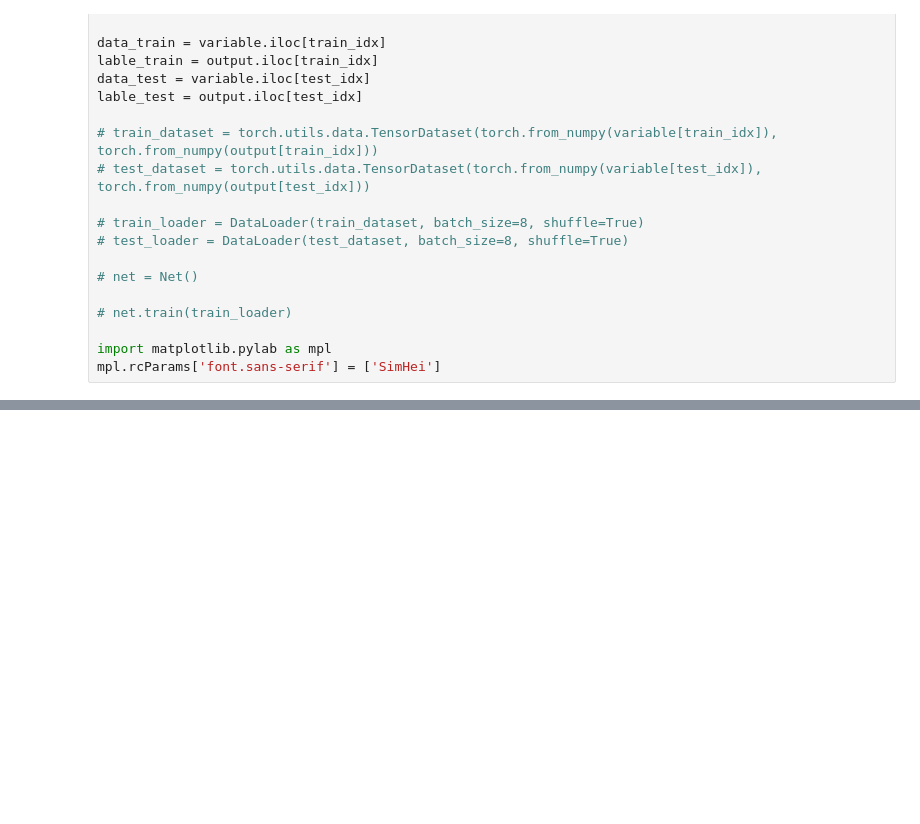
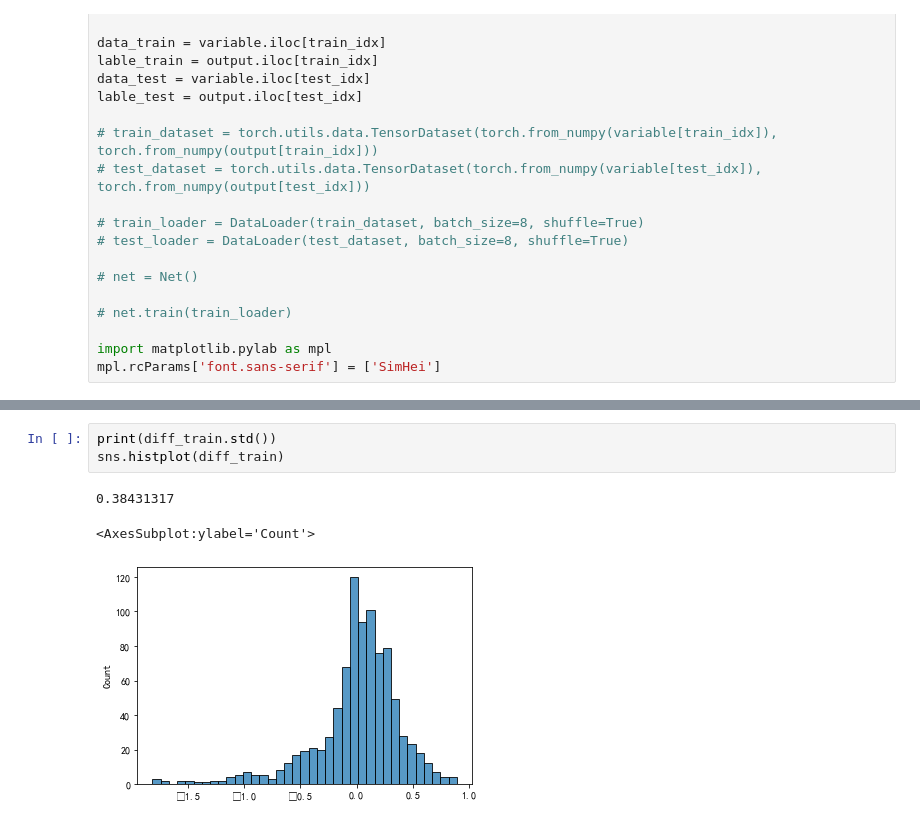
Before and after one commit to panjd123/AILAW, a Jupyter notebook: ana.ipynb, the cells around one changed output, grey strips where cells are left out. Saved outputs shown, nothing was run; the diff lists cells and outputs as text; blank space fills up the shorter version.

```diff
--- a/ana.ipynb
+++ b/ana.ipynb
@@ -99,0 +130,7 @@ xgb.plot_importance(model)
+# %%
+print(diff_train.std())
+sns.histplot(diff_train)
+# %% [output]
+0.38431317
+<AxesSubplot:ylabel='Count'>
+[figure, added]
```
Also changed, not shown: parts of 9 cells of this notebook, 5 other files.
